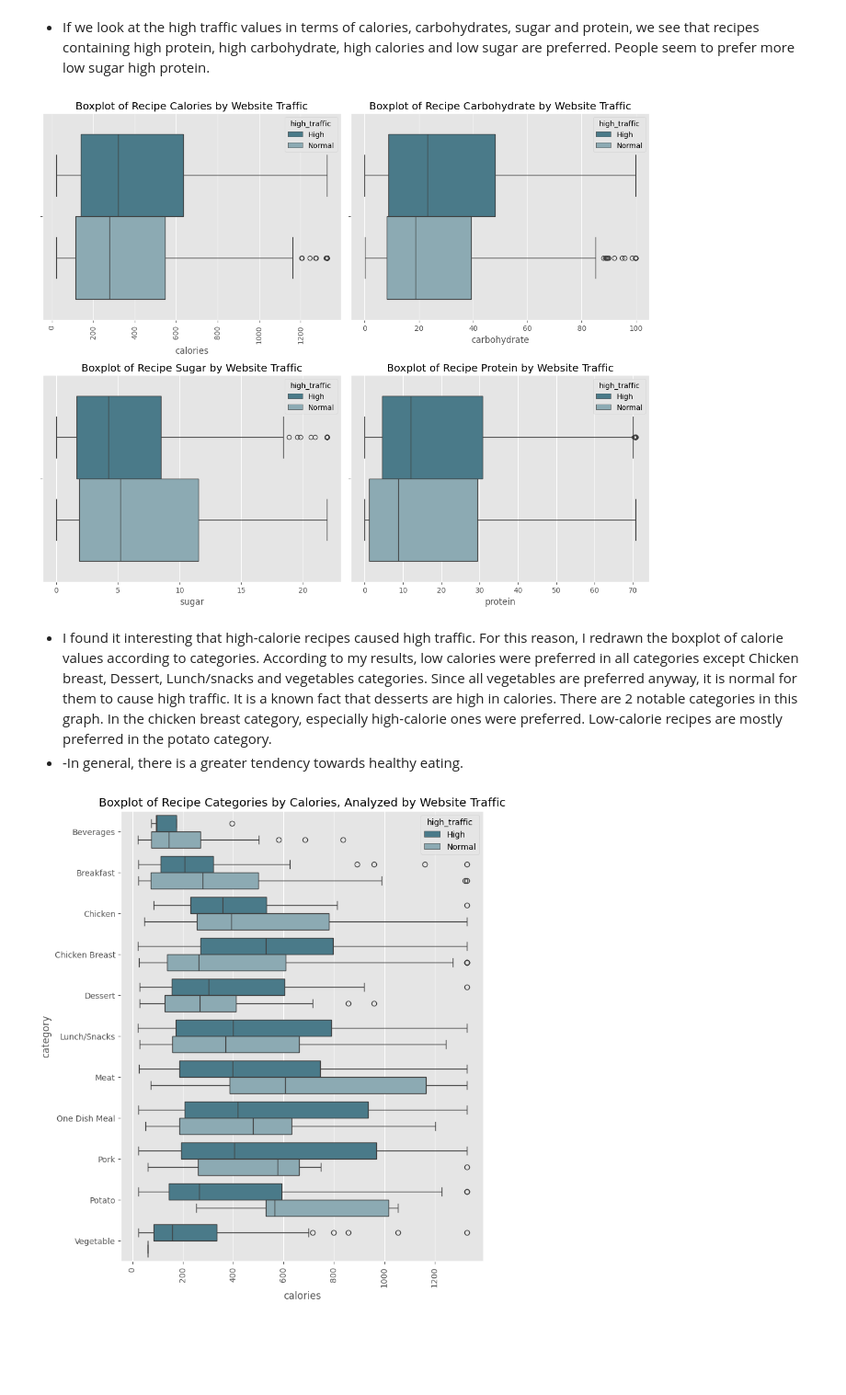
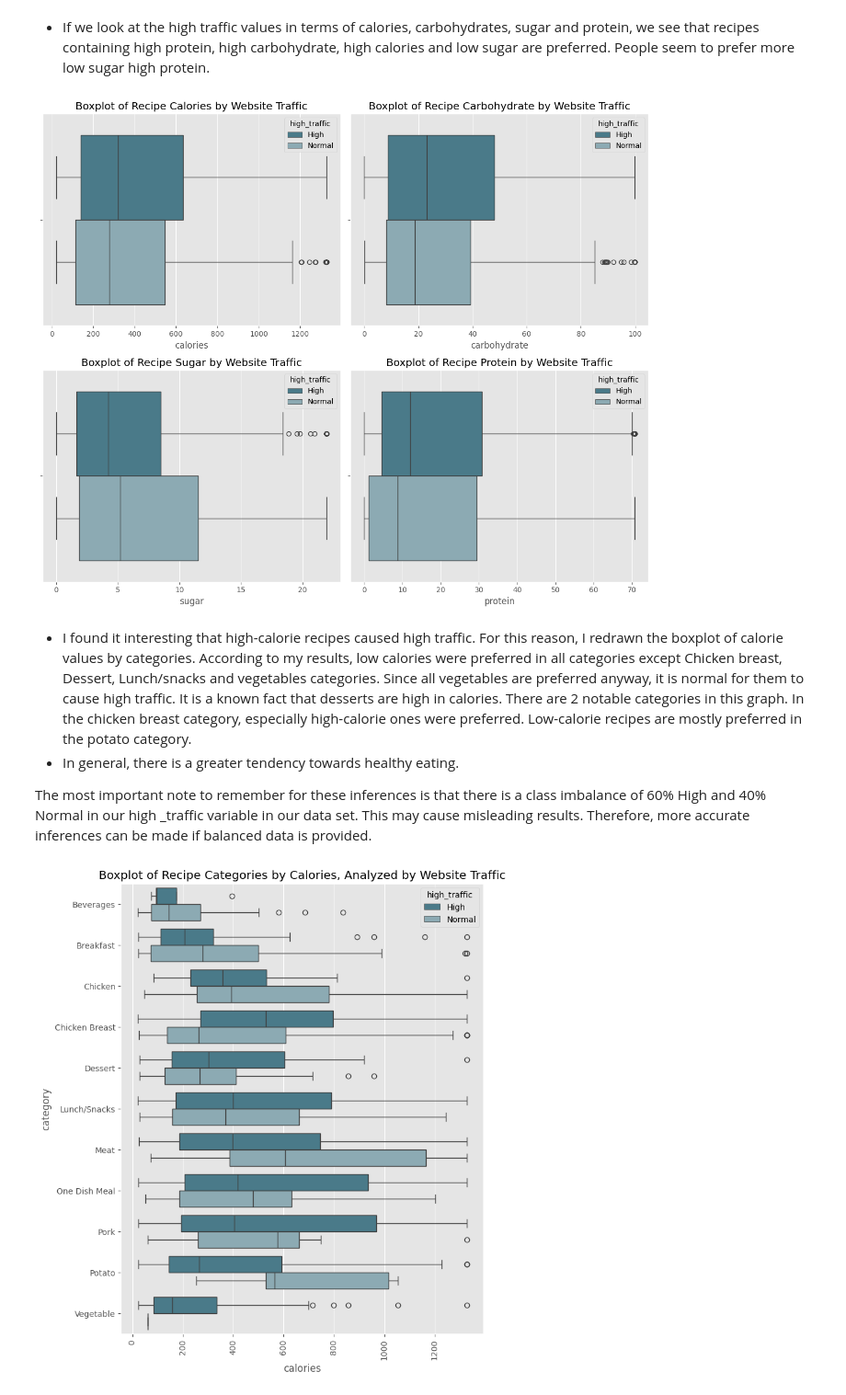
Before and after one commit to kntvrl/predicting_high_traffic_recipes_project, a Jupyter notebook: recipe.ipynb, the cells around one changed output. Shown at 92% size. Cells and saved outputs as stored; diff of their text form; code cells hidden in the pictures; blank space fills up the shorter version.

```diff
--- a/recipe.ipynb
+++ b/recipe.ipynb
@@ -609,29 +628,30 @@ plt.show()
 # %%
 fig, ((ax1, ax2), (ax3, ax4)) = plt.subplots(nrows=2, ncols=2, figsize=(12,10))
 ax1=sns.boxplot(data=df, x="calories", hue="high_traffic",ax=ax1)
 ax1.set_title("Boxplot of Recipe Calories by Website Traffic")
-ax1.set_xticklabels(ax1.get_xticklabels(), rotation=90)
+ax1.set_xticklabels(ax1.get_xticklabels())
 
 ax2=sns.boxplot(data=df, x="carbohydrate", hue="high_traffic",ax=ax2)
 ax2.set_title("Boxplot of Recipe Carbohydrate by Website Traffic")
 ax2.set_xticklabels(ax2.get_xticklabels())
 
 ax3=sns.boxplot(data=df, x="sugar", hue="high_traffic",ax=ax3)
 ax3.set_title("Boxplot of Recipe Sugar by Website Traffic")
 ax3.set_xticklabels(ax3.get_xticklabels())
 
 ax4=sns.boxplot(data=df, x="protein", hue="high_traffic",ax=ax4)
 ax4.set_title("Boxplot of Recipe Protein by Website Traffic")
 ax4.set_xticklabels(ax4.get_xticklabels())
 
-
 plt.tight_layout()
 plt.show()
 # %% [output]
-[figure, old version]
+[figure, new version]
 # %% [markdown]
-- I found it interesting that high-calorie recipes caused high traffic. For this reason, I redrawn the boxplot of calorie values according to categories. According to my results, low calories were preferred in all categories except Chicken breast, Dessert, Lunch/snacks and vegetables categories. Since all vegetables are preferred anyway, it is normal for them to cause high traffic. It is a known fact that desserts are high in calories. There are 2 notable categories in this graph. In the chicken breast category, especially high-calorie ones were preferred. Low-calorie recipes are mostly preferred in the potato category.
-- -In general, there is a greater tendency towards healthy eating.
+- I found it interesting that high-calorie recipes caused high traffic. For this reason, I redrawn the boxplot of calorie values by categories. According to my results, low calories were preferred in all categories except Chicken breast, Dessert, Lunch/snacks and vegetables categories. Since all vegetables are preferred anyway, it is normal for them to cause high traffic. It is a known fact that desserts are high in calories. There are 2 notable categories in this graph. In the chicken breast category, especially high-calorie ones were preferred. Low-calorie recipes are mostly preferred in the potato category.
+- In general, there is a greater tendency towards healthy eating.
+
+The most important note to remember for these inferences is that there is a class imbalance of 60% High and 40% Normal in our high _traffic variable in our data set. This may cause misleading results. Therefore, more accurate inferences can be made if balanced data is provided.
 # %%
 plt.figure(figsize=(8, 10))
 sns.boxplot(data=df, x="calories",y="category",hue="high_traffic")
```
Also changed, not shown: parts of 13 cells of this notebook.
